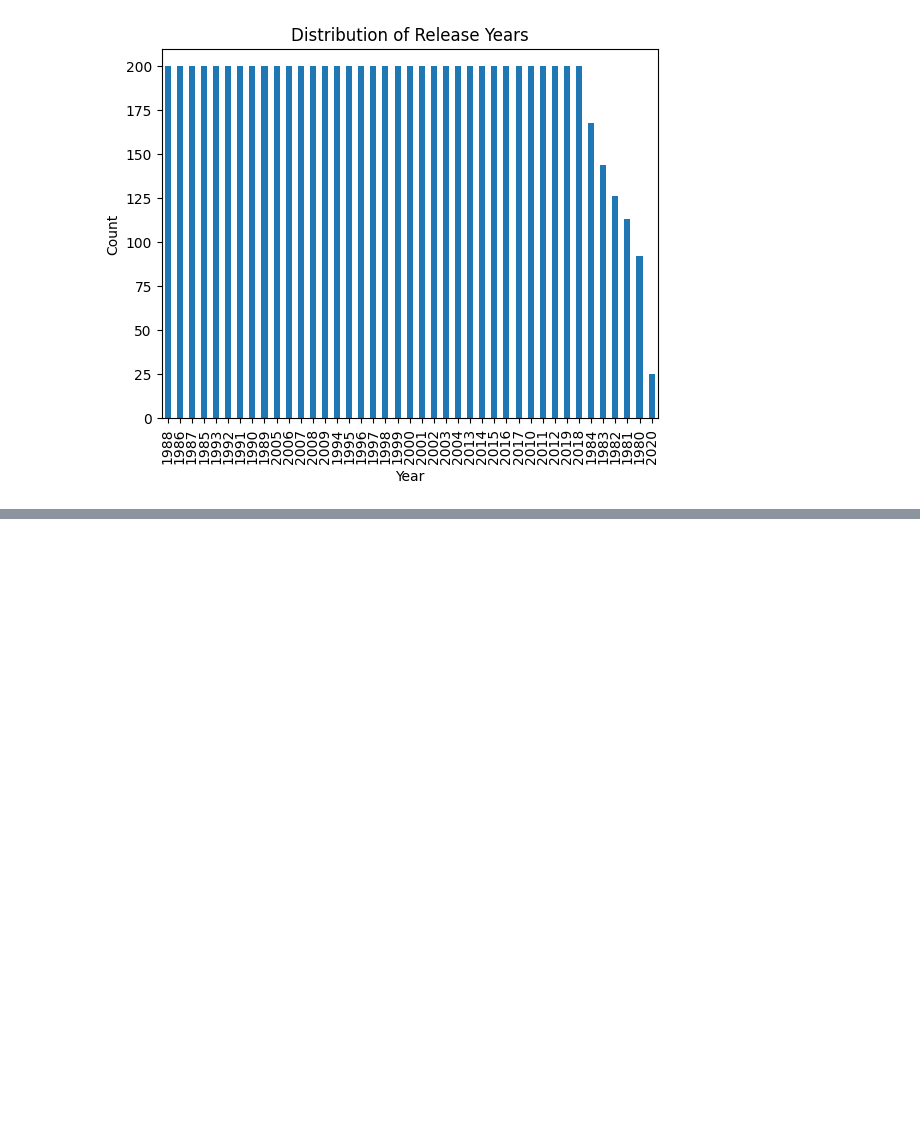
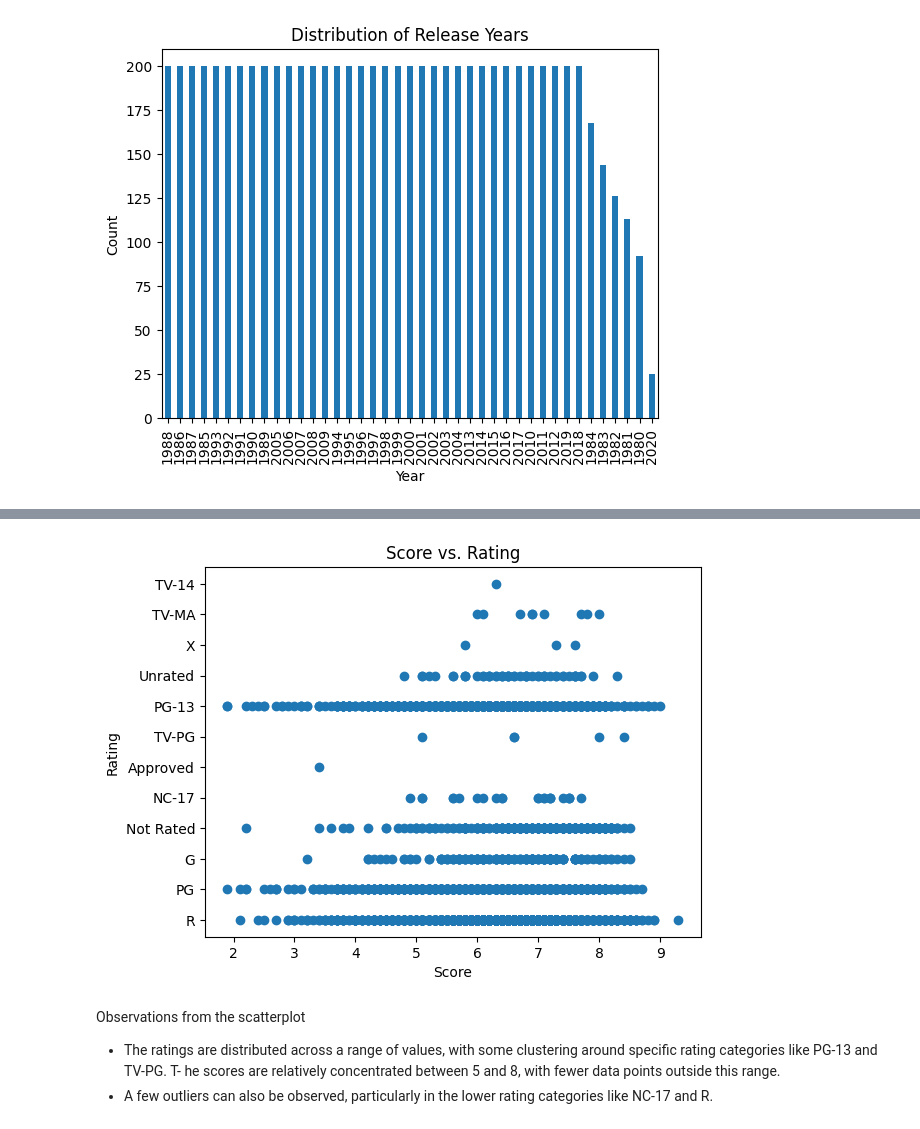
Before and after one commit to mutlyn/Movies_Capstone_Project, a Jupyter notebook: Movie_project.ipynb, the cells around one changed output, grey strips where cells are left out. Cells and saved outputs as stored; diff of their text form; code cells hidden in the pictures; blank space fills up the shorter version.

```diff
--- a/Movie_project.ipynb
+++ b/Movie_project.ipynb
@@ -271,0 +298,14 @@ plt.show()
+# %%
+#Scatter plot of score against movie rating
+plt.scatter(movies_data['score'], movies_data['rating'])
+plt.title('Score vs. Rating')
+plt.xlabel('Score')
+plt.ylabel('Rating')
+plt.show()
+# %% [output]
+[figure, added]
+# %% [markdown]
+Observations from the scatterplot
+ - The ratings are distributed across a range of values, with some clustering around specific rating categories like PG-13 and TV-PG.
+ T- he scores are relatively concentrated between 5 and 8, with fewer data points outside this range.
+ - A few outliers can also be observed, particularly in the lower rating categories like NC-17 and R.
```
Also changed, not shown: parts of 8 cells of this notebook.
